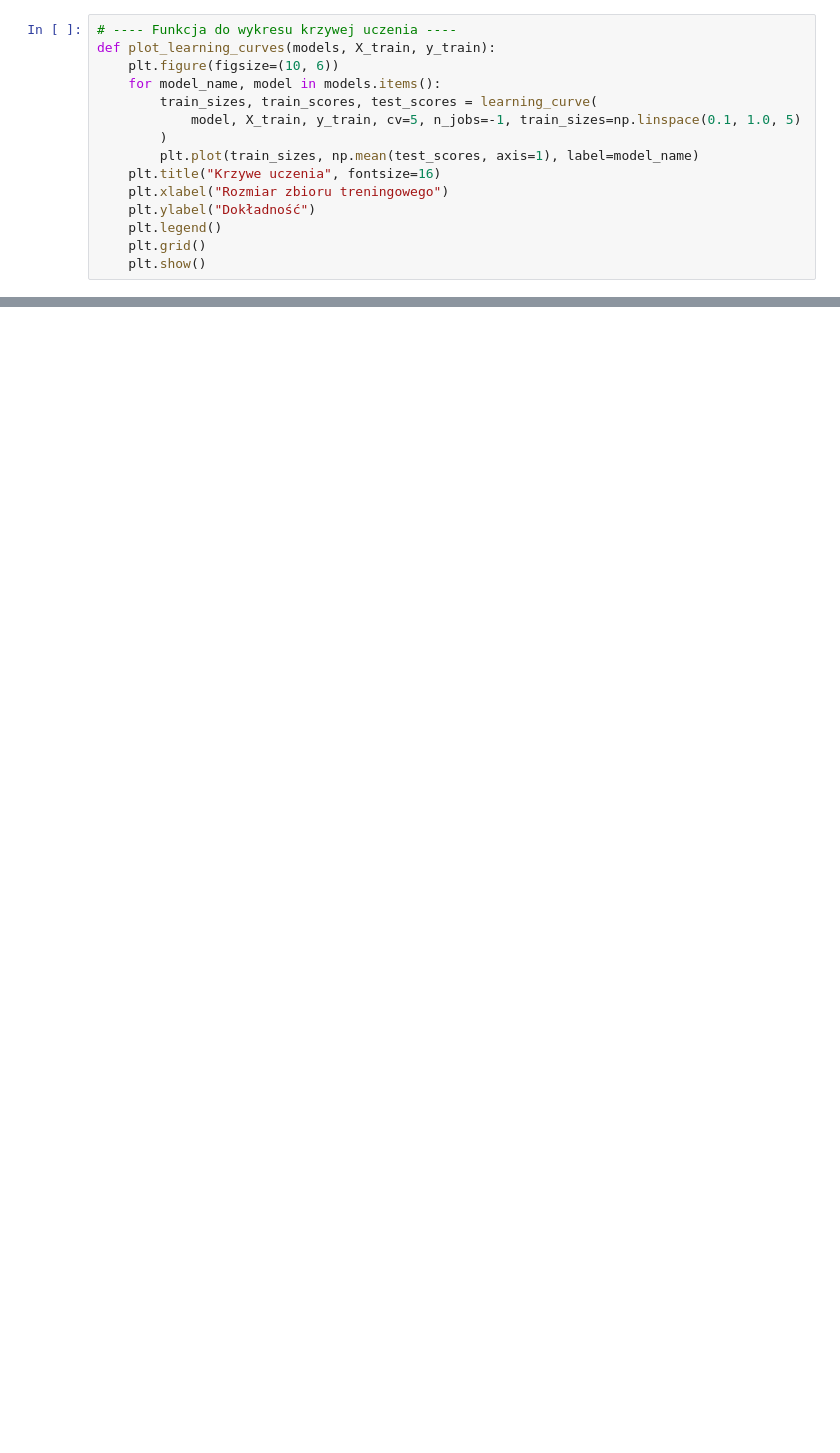
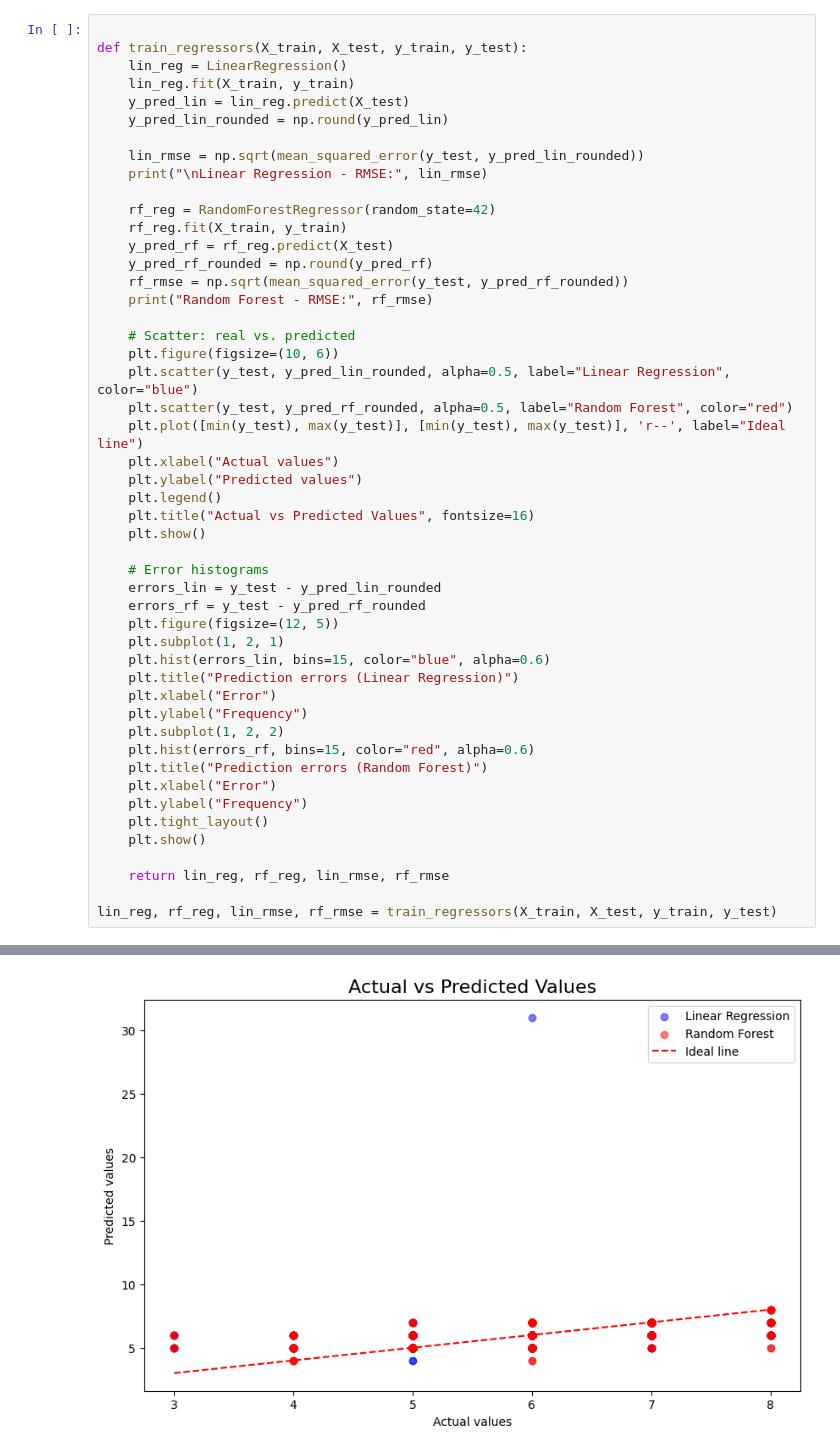
Before and after one commit to Zemby1996/Wine-Project---Visualisation, a Jupyter notebook: projekt-wino-notebook.ipynb, the cells around one changed output, grey strips where cells are left out. Saved outputs shown, nothing was run; the diff lists cells and outputs as text; blank space fills up the shorter version.

```diff
--- a/projekt-wino-notebook.ipynb
+++ b/projekt-wino-notebook.ipynb
@@ -112,15 +212,50 @@ def train_classifiers(X_train, X_test, y_train, y_test):
 # %%
-# ---- Funkcja do wykresu krzywej uczenia ----
-def plot_learning_curves(models, X_train, y_train):
+
+def train_regressors(X_train, X_test, y_train, y_test):
+    lin_reg = LinearRegression()
+    lin_reg.fit(X_train, y_train)
+    y_pred_lin = lin_reg.predict(X_test)
+    y_pred_lin_rounded = np.round(y_pred_lin)
+
+    lin_rmse = np.sqrt(mean_squared_error(y_test, y_pred_lin_rounded))
+    print("\nLinear Regression - RMSE:", lin_rmse)
+
+    rf_reg = RandomForestRegressor(random_state=42)
+    rf_reg.fit(X_train, y_train)
+    y_pred_rf = rf_reg.predict(X_test)
+    y_pred_rf_rounded = np.round(y_pred_rf)
+    rf_rmse = np.sqrt(mean_squared_error(y_test, y_pred_rf_rounded))
+    print("Random Forest - RMSE:", rf_rmse)
+
+    # Scatter: real vs. predicted
     plt.figure(figsize=(10, 6))
-    for model_name, model in models.items():
-        train_sizes, train_scores, test_scores = learning_curve(
-            model, X_train, y_train, cv=5, n_jobs=-1, train_sizes=np.linspace(0.1, 1.0, 5)
-        )
-        plt.plot(train_sizes, np.mean(test_scores, axis=1), label=model_name)
-    plt.title("Krzywe uczenia", fontsize=16)
-    plt.xlabel("Rozmiar zbioru treningowego")
-    plt.ylabel("Dokładność")
+    plt.scatter(y_test, y_pred_lin_rounded, alpha=0.5, label="Linear Regression", color="blue")
+    plt.scatter(y_test, y_pred_rf_rounded, alpha=0.5, label="Random Forest", color="red")
+    plt.plot([min(y_test), max(y_test)], [min(y_test), max(y_test)], 'r--', label="Ideal line")
+    plt.xlabel("Actual values")
+    plt.ylabel("Predicted values")
     plt.legend()
-    plt.grid()
+    plt.title("Actual vs Predicted Values", fontsize=16)
     plt.show()
+
+    # Error histograms
+    errors_lin = y_test - y_pred_lin_rounded
+    errors_rf = y_test - y_pred_rf_rounded
+    plt.figure(figsize=(12, 5))
+    plt.subplot(1, 2, 1)
+    plt.hist(errors_lin, bins=15, color="blue", alpha=0.6)
+    plt.title("Prediction errors (Linear Regression)")
+    plt.xlabel("Error")
+    plt.ylabel("Frequency")
+    plt.subplot(1, 2, 2)
+    plt.hist(errors_rf, bins=15, color="red", alpha=0.6)
+    plt.title("Prediction errors (Random Forest)")
+    plt.xlabel("Error")
+    plt.ylabel("Frequency")
+    plt.tight_layout()
+    plt.show()
+
+    return lin_reg, rf_reg, lin_rmse, rf_rmse
+
+lin_reg, rf_reg, lin_rmse, rf_rmse = train_regressors(X_train, X_test, y_train, y_test)
+# %% [output]
@@ -126,0 +264 @@ def plot_learning_curves(models, X_train, y_train):
+[figure, added]
```
Also changed, not shown: parts of 24 cells of this notebook.
